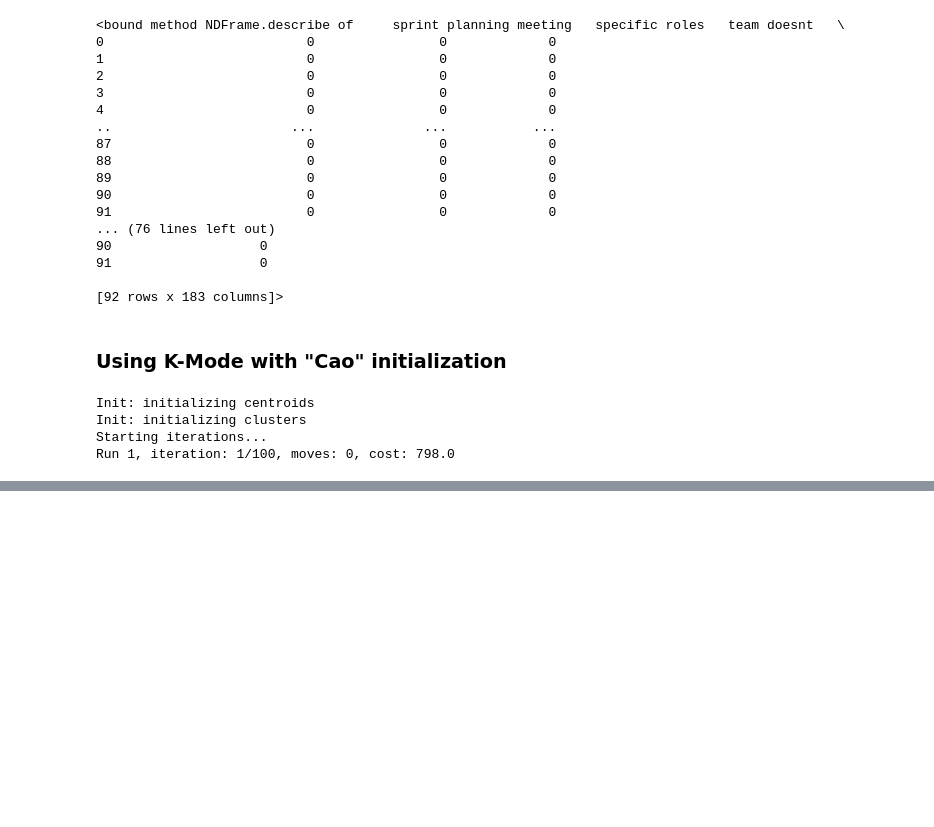
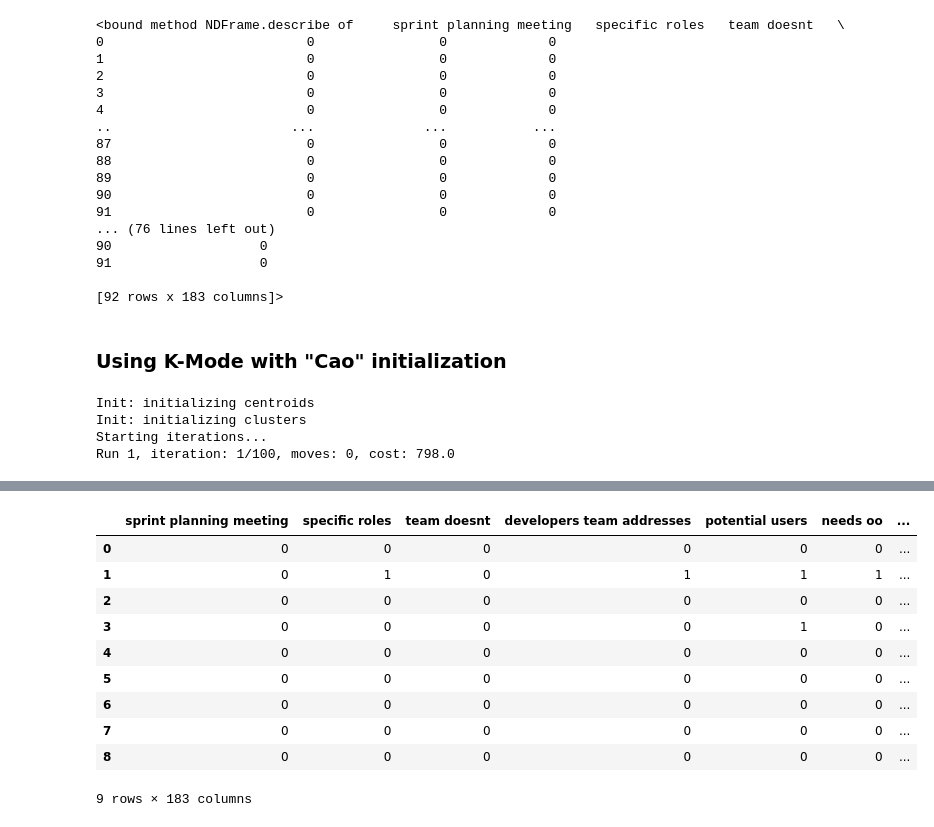
Before and after one commit to mananmadan/Learning-Perspectives, a Jupyter notebook: code/experimental/K-Modes.ipynb, the cells around one changed output, grey strips where cells are left out. Cells and saved outputs as stored; diff of their text form; code cells hidden in the pictures; blank space fills up the shorter version.

```diff
--- a/code/experimental/K-Modes.ipynb
+++ b/code/experimental/K-Modes.ipynb
@@ -100,0 +181,17 @@ Run 1, iteration: 1/100, moves: 0, cost: 798.0
+# %%
+clusterCentroidsDf = pd.DataFrame(km_cao.cluster_centroids_)
+clusterCentroidsDf.columns = df.columns
+# %%
+clusterCentroidsDf
+# %% [output]
+|  | sprint planning meeting | specific roles | team doesnt | developers team addresses | potential users | needs oo | ... |
+| 0 | 0 | 0 | 0 | 0 | 0 | 0 | ... |
+| 1 | 0 | 1 | 0 | 1 | 1 | 1 | ... |
+| 2 | 0 | 0 | 0 | 0 | 0 | 0 | ... |
+| 3 | 0 | 0 | 0 | 0 | 1 | 0 | ... |
+| 4 | 0 | 0 | 0 | 0 | 0 | 0 | ... |
+| 5 | 0 | 0 | 0 | 0 | 0 | 0 | ... |
+| 6 | 0 | 0 | 0 | 0 | 0 | 0 | ... |
+| 7 | 0 | 0 | 0 | 0 | 0 | 0 | ... |
+| 8 | 0 | 0 | 0 | 0 | 0 | 0 | ... |
+9 rows × 183 columns
```
Also changed, not shown: parts of 11 cells of this notebook, 1 other file.
